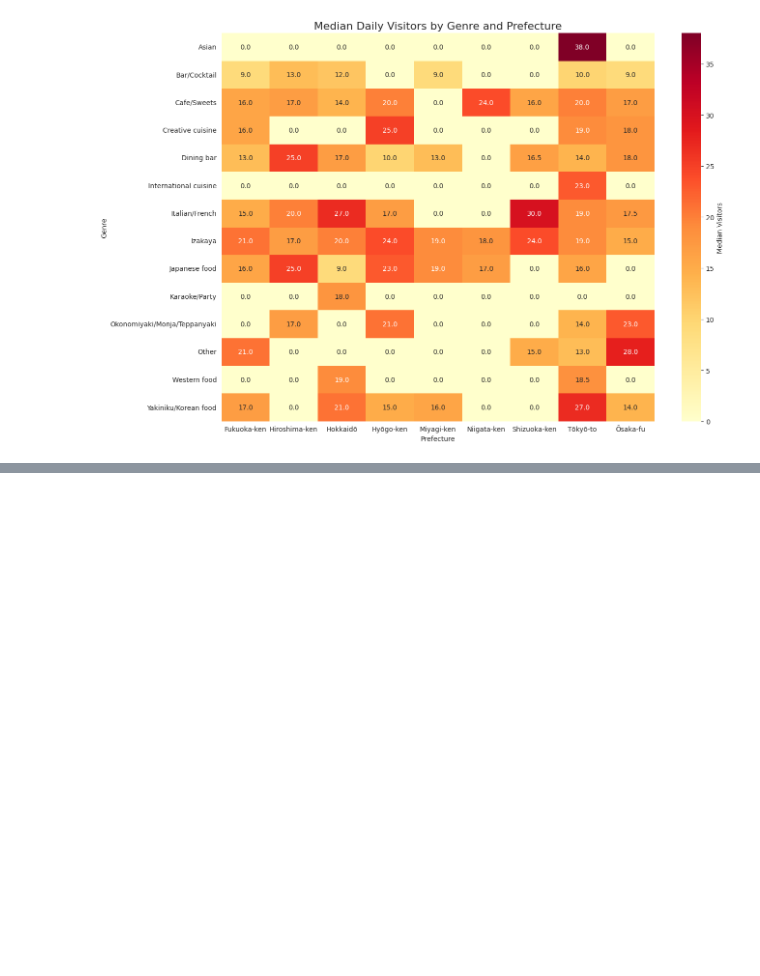
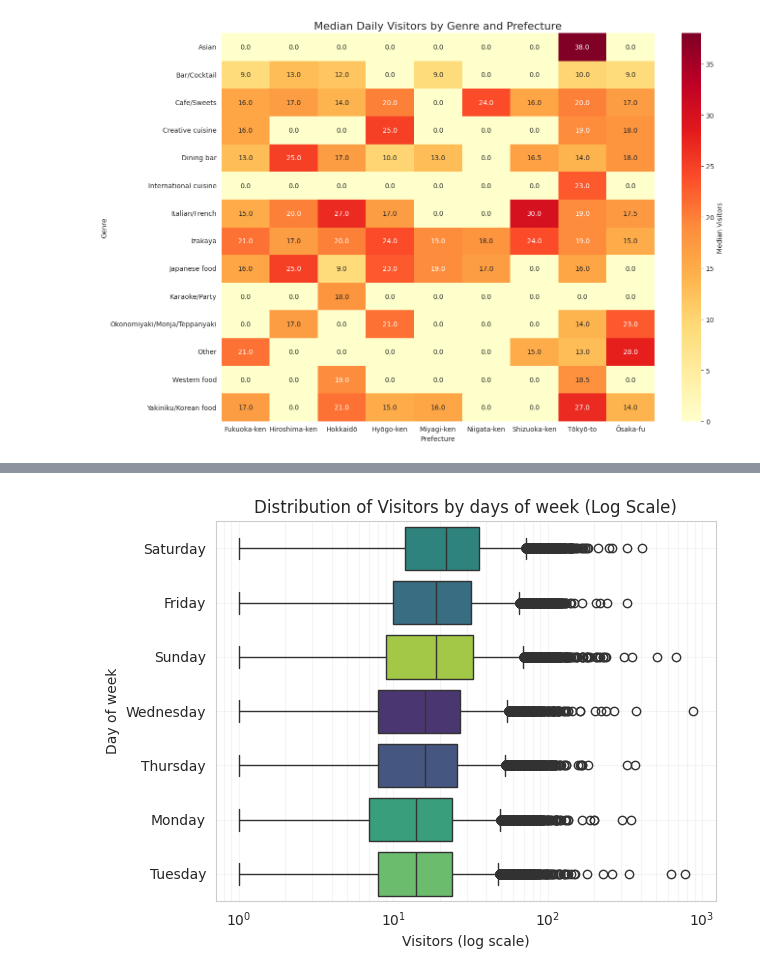
Before and after one commit to alxdrzd/restaurant-visitor-eda, a Jupyter notebook: notebooks/01_eda.ipynb, the cells around one changed output, grey strips where cells are left out. Saved outputs shown, nothing was run; the diff lists cells and outputs as text; code cells hidden in the pictures; blank space fills up the shorter version.

Commit message:
added new plots

```diff
--- a/notebooks/01_eda.ipynb
+++ b/notebooks/01_eda.ipynb
@@ -228,3 +228,10 @@ from restaurant_visitor_eda.plots import plot_visitors_heatmap
 plot_visitors_heatmap(pd.merge(df_air_visit_data, df_air_store_info, on='air_store_id'))
 # %% [output]
 [figure]
+# %%
+df_air_visit_data['visit_datetime'] = pd.to_datetime(df_air_visit_data['visit_date'])
+# %%
+df_date_info['date'] = pd.to_datetime(df_date_info['calendar_date'])
+# %%
+df_joined_for_day_of_week_holidays = pd.merge(df_air_visit_data, df_date_info, left_on='visit_datetime', right_on='date')
+df_joined_for_day_of_week_holidays
@@ -230,0 +252,6 @@ plot_visitors_heatmap(pd.merge(df_air_visit_data, df_air_store_info, on='air_sto
+# %%
+from restaurant_visitor_eda.plots import plot_visitors_boxplot_air_by_day
+
+plot_visitors_boxplot_air_by_day(df_joined_for_day_of_week_holidays)
+# %% [output]
+[figure, added]
```
Also changed, not shown: parts of 4 cells of this notebook.
